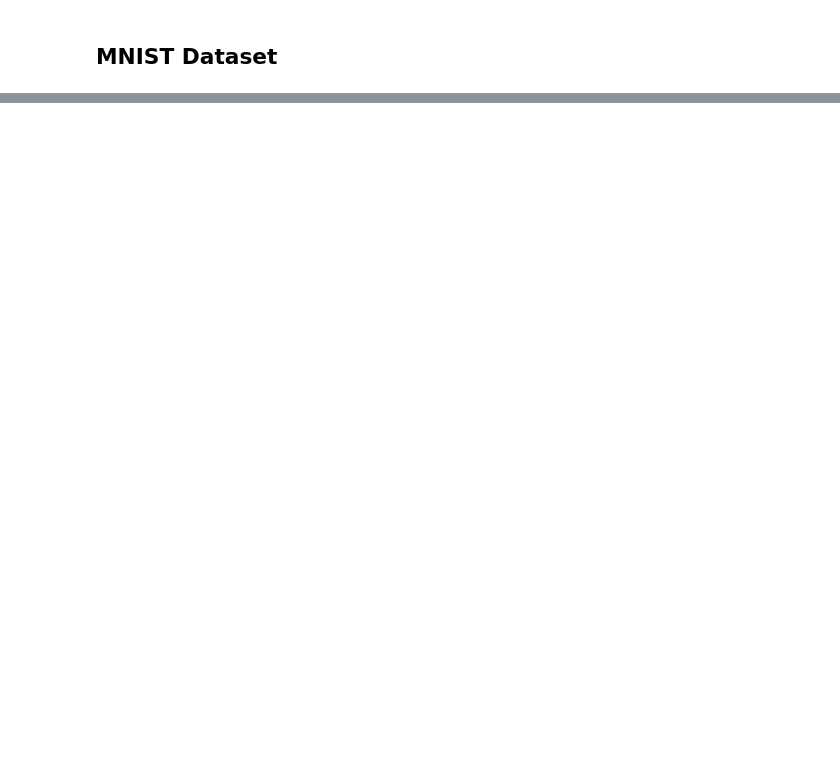
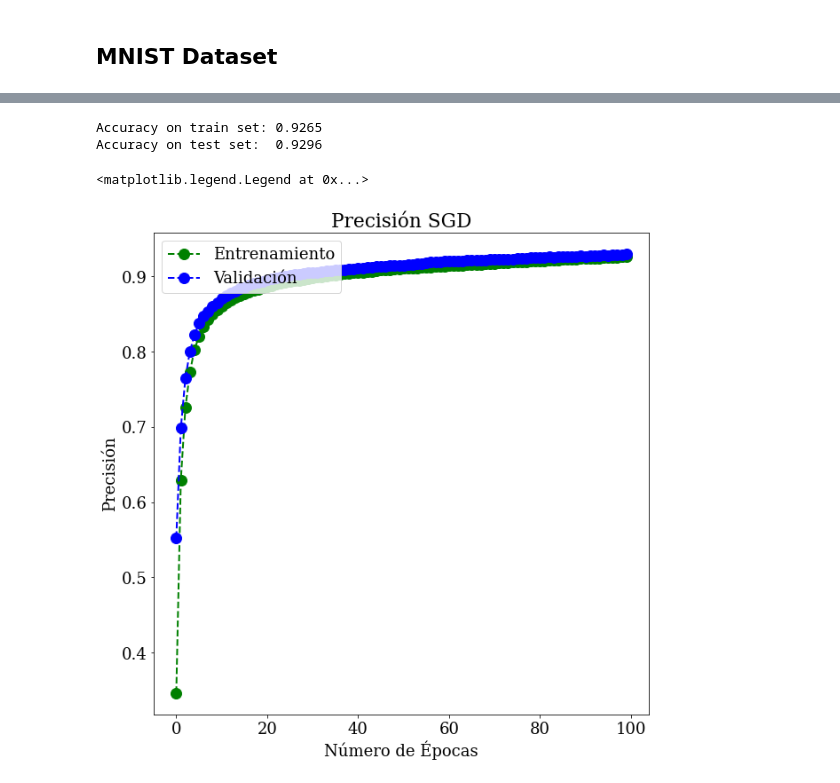
Before and after one commit to josegarciav/MMA-Thesis, a Jupyter notebook: Thesis_MMA_Jose_Garcia_Oct_2022.ipynb, the cells around one changed output, grey strips where cells are left out. Saved outputs shown, nothing was run; the diff lists cells and outputs as text; code cells hidden in the pictures; blank space fills up the shorter version.

```diff
--- a/Thesis_MMA_Jose_Garcia_Oct_2022.ipynb
+++ b/Thesis_MMA_Jose_Garcia_Oct_2022.ipynb
@@ -686,0 +672,22 @@ Accuracy on test set:  0.979
+# %%
+#imprimir loss y accuracy
+loss, acc = model.evaluate(X_train, Y_train, batch_size=1000, verbose=0)
+print(f'Accuracy on train set: {acc:.4f}')
+loss, acc = model.evaluate(X_test, Y_test, batch_size=1000, verbose=0)
+print(f'Accuracy on test set:  {acc:.4f}')
+
+plt.subplots(figsize = (10, 10))
+plt.plot(hist.history['accuracy'],
+         color='green', marker='o', linestyle='dashed', linewidth=2, markersize=12)
+plt.plot(hist.history['val_accuracy'],
+         color='blue', marker='o', linestyle='dashed', linewidth=2, markersize=12)
+plt.yscale("linear")
+plt.title('Precisión SGD', fontweight='normal')
+plt.ylabel('Precisión')
+plt.xlabel('Número de Épocas')
+plt.legend(['Entrenamiento', 'Validación'], loc='upper left')
+# %% [output]
+Accuracy on train set: 0.9265
+Accuracy on test set:  0.9296
+<matplotlib.legend.Legend at 0x...>
+[figure, added]
```
Also changed, not shown: parts of 26 cells of this notebook.
